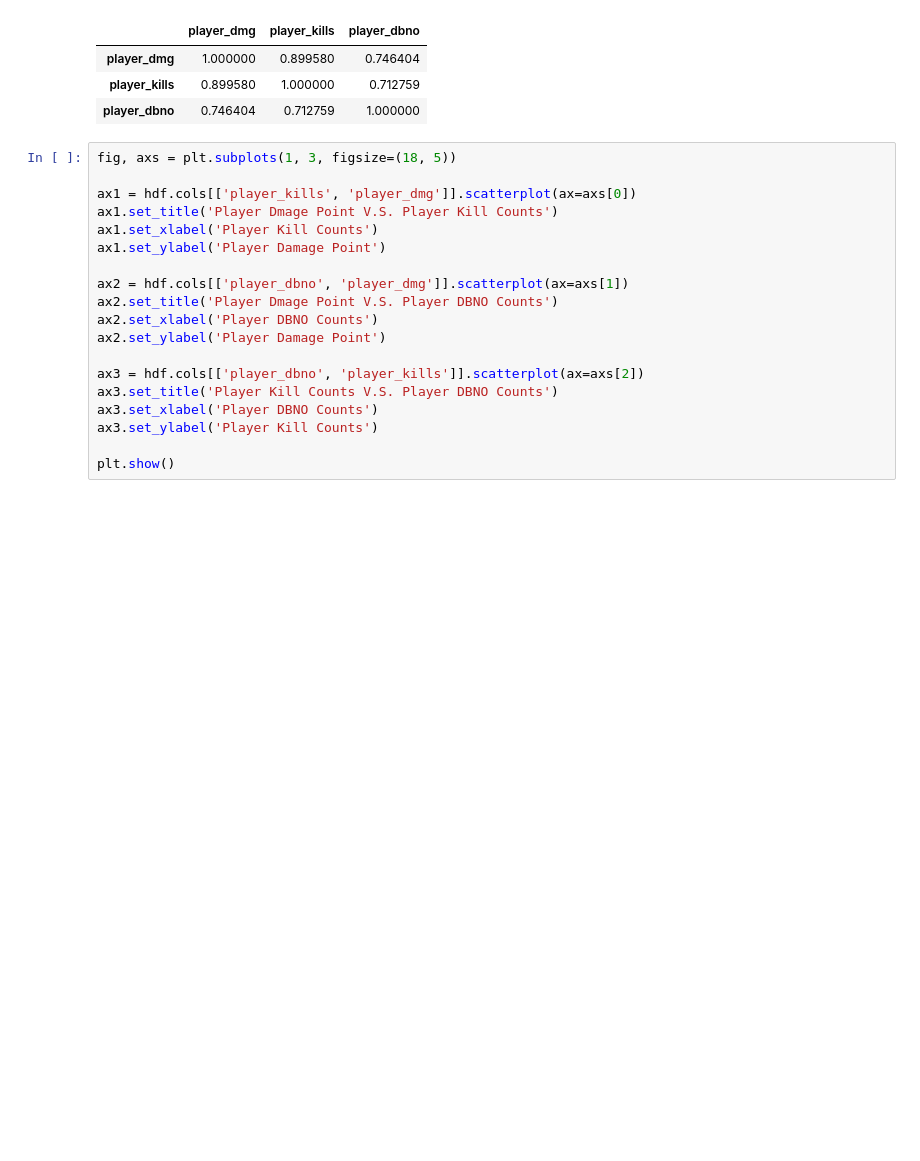
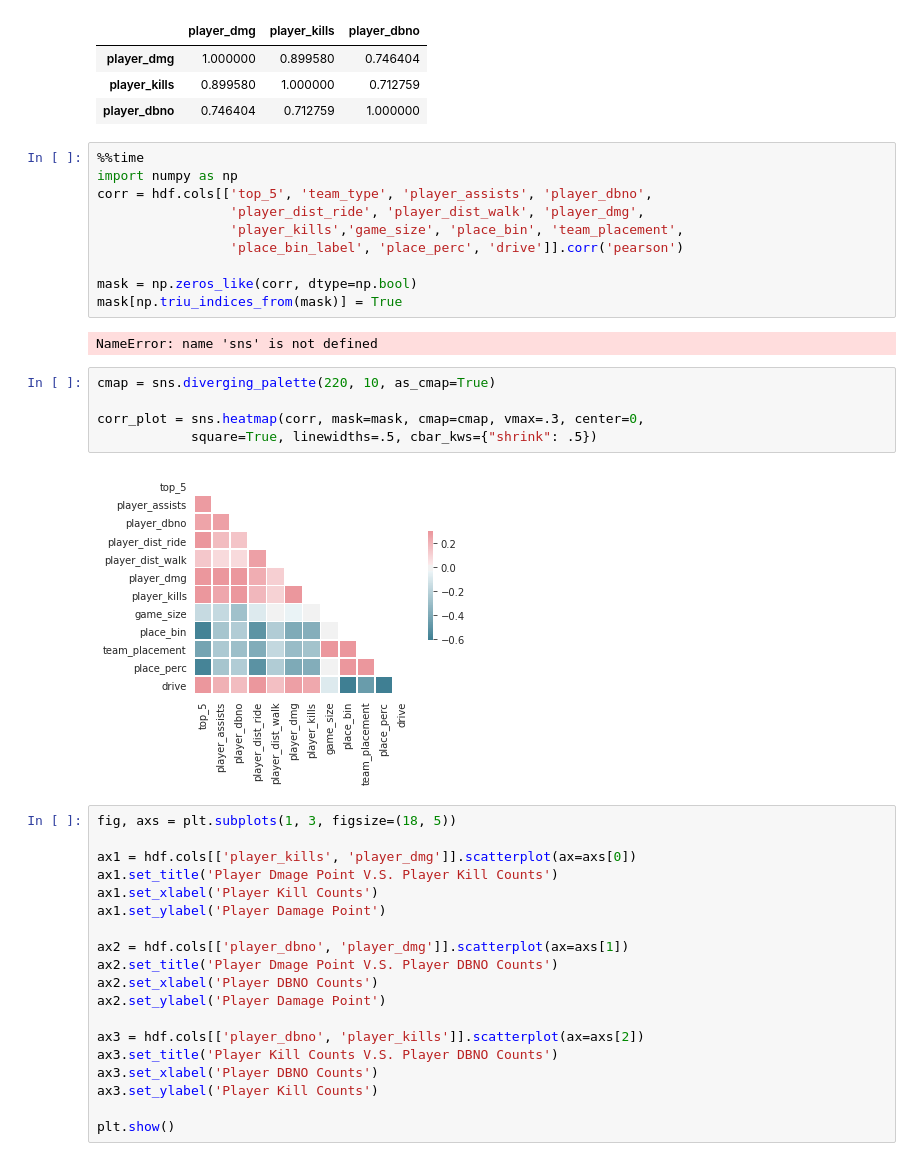
Before and after one commit to luoky97/bigdataproject, a Jupyter notebook: PUBG project.ipynb, the cells around one changed output. Drawn from its saved outputs; the diff is of its cells as text; blank space fills up the shorter version.

```diff
--- a/PUBG project.ipynb
+++ b/PUBG project.ipynb
@@ -338,6 +338,25 @@ hdf.cols[['player_dmg', 'player_kills', 'player_dbno']].corr('pearson')
 | player_dmg | 1.000000 | 0.899580 | 0.746404 |
 | player_kills | 0.899580 | 1.000000 | 0.712759 |
 | player_dbno | 0.746404 | 0.712759 | 1.000000 |
+# %%
+%%time
+import numpy as np
+corr = hdf.cols[['top_5', 'team_type', 'player_assists', 'player_dbno',
+                 'player_dist_ride', 'player_dist_walk', 'player_dmg',
+                 'player_kills','game_size', 'place_bin', 'team_placement',
+                 'place_bin_label', 'place_perc', 'drive']].corr('pearson')
+
+mask = np.zeros_like(corr, dtype=np.bool)
+mask[np.triu_indices_from(mask)] = True
+# %% [output]
+NameError: name 'sns' is not defined
+# %%
+cmap = sns.diverging_palette(220, 10, as_cmap=True)
+
+corr_plot = sns.heatmap(corr, mask=mask, cmap=cmap, vmax=.3, center=0,
+            square=True, linewidths=.5, cbar_kws={"shrink": .5})
+# %% [output]
+[figure, added]
 # %%
 fig, axs = plt.subplots(1, 3, figsize=(18, 5))
 
```
Also changed, not shown: parts of 34 cells of this notebook.
